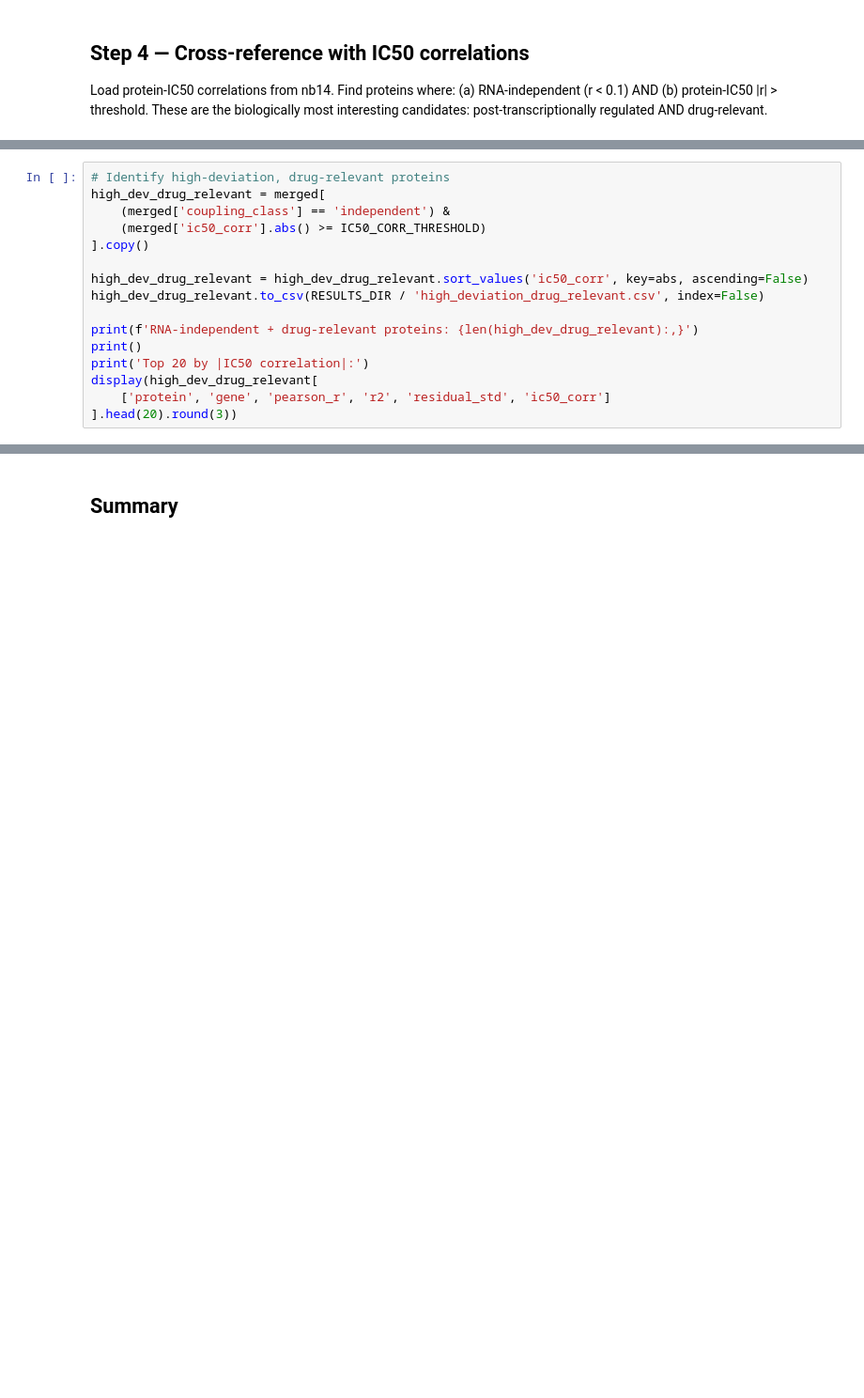
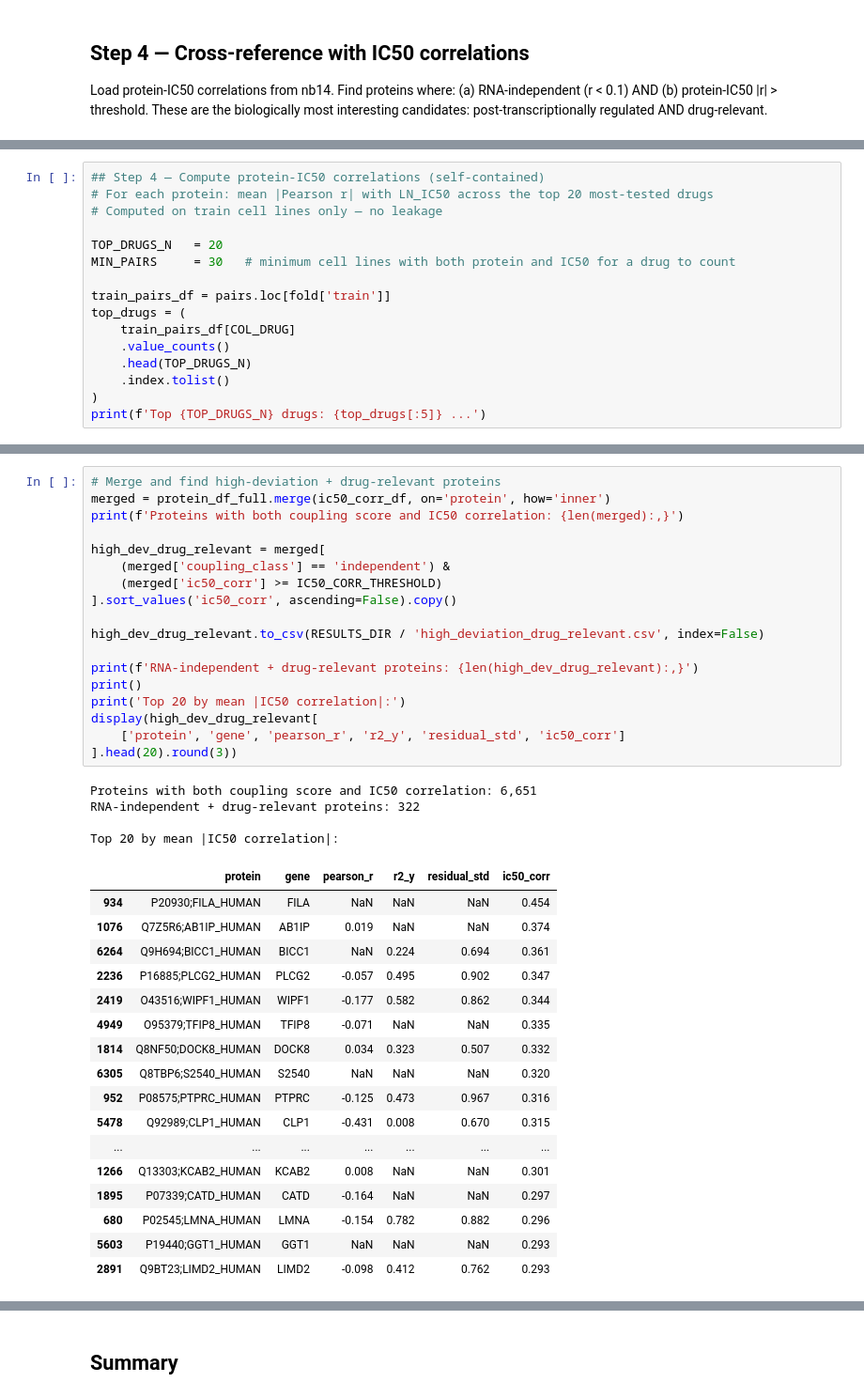
Before and after one commit to fshokor/multiomics-drug-response, a Jupyter notebook: notebooks/nb16_deviation_characterization.ipynb, the cells around one changed output, grey strips where cells are left out. Shown at 94% size. Saved outputs shown, nothing was run; the diff lists cells and outputs as text; blank space fills up the shorter version.

```diff
--- a/notebooks/nb16_deviation_characterization.ipynb
+++ b/notebooks/nb16_deviation_characterization.ipynb
@@ -362,0 +474,16 @@ print(f'Proteins with both coupling score and IC50 correlation: {len(merged):,}'
+# %%
+## Step 4 — Compute protein-IC50 correlations (self-contained)
+# For each protein: mean |Pearson r| with LN_IC50 across the top 20 most-tested drugs
+# Computed on train cell lines only — no leakage
+
+TOP_DRUGS_N   = 20
+MIN_PAIRS     = 30   # minimum cell lines with both protein and IC50 for a drug to count
+
+train_pairs_df = pairs.loc[fold['train']]
+top_drugs = (
+    train_pairs_df[COL_DRUG]
+    .value_counts()
+    .head(TOP_DRUGS_N)
+    .index.tolist()
+)
+print(f'Top {TOP_DRUGS_N} drugs: {top_drugs[:5]} ...')
@@ -363,17 +558,41 @@ print(f'Proteins with both coupling score and IC50 correlation: {len(merged):,}'
 # %%
-# Identify high-deviation, drug-relevant proteins
+# Merge and find high-deviation + drug-relevant proteins
+merged = protein_df_full.merge(ic50_corr_df, on='protein', how='inner')
+print(f'Proteins with both coupling score and IC50 correlation: {len(merged):,}')
+
 high_dev_drug_relevant = merged[
     (merged['coupling_class'] == 'independent') &
-    (merged['ic50_corr'].abs() >= IC50_CORR_THRESHOLD)
-].copy()
+    (merged['ic50_corr'] >= IC50_CORR_THRESHOLD)
+].sort_values('ic50_corr', ascending=False).copy()
 
-high_dev_drug_relevant = high_dev_drug_relevant.sort_values('ic50_corr', key=abs, ascending=False)
 high_dev_drug_relevant.to_csv(RESULTS_DIR / 'high_deviation_drug_relevant.csv', index=False)
 
 print(f'RNA-independent + drug-relevant proteins: {len(high_dev_drug_relevant):,}')
 print()
-print('Top 20 by |IC50 correlation|:')
+print('Top 20 by mean |IC50 correlation|:')
 display(high_dev_drug_relevant[
-    ['protein', 'gene', 'pearson_r', 'r2', 'residual_std', 'ic50_corr']
+    ['protein', 'gene', 'pearson_r', 'r2_y', 'residual_std', 'ic50_corr']
 ].head(20).round(3))
+# %% [output]
+Proteins with both coupling score and IC50 correlation: 6,651
+RNA-independent + drug-relevant proteins: 322
+
+Top 20 by mean |IC50 correlation|:
+|  | protein | gene | pearson_r | r2_y | residual_std | ic50_corr |
+| 934 | P20930;FILA_HUMAN | FILA | NaN | NaN | NaN | 0.454 |
+| 1076 | Q7Z5R6;AB1IP_HUMAN | AB1IP | 0.019 | NaN | NaN | 0.374 |
+| 6264 | Q9H694;BICC1_HUMAN | BICC1 | NaN | 0.224 | 0.694 | 0.361 |
+| 2236 | P16885;PLCG2_HUMAN | PLCG2 | -0.057 | 0.495 | 0.902 | 0.347 |
+| 2419 | O43516;WIPF1_HUMAN | WIPF1 | -0.177 | 0.582 | 0.862 | 0.344 |
+| 4949 | O95379;TFIP8_HUMAN | TFIP8 | -0.071 | NaN | NaN | 0.335 |
+| 1814 | Q8NF50;DOCK8_HUMAN | DOCK8 | 0.034 | 0.323 | 0.507 | 0.332 |
+| 6305 | Q8TBP6;S2540_HUMAN | S2540 | NaN | NaN | NaN | 0.320 |
+| 952 | P08575;PTPRC_HUMAN | PTPRC | -0.125 | 0.473 | 0.967 | 0.316 |
+| 5478 | Q92989;CLP1_HUMAN | CLP1 | -0.431 | 0.008 | 0.670 | 0.315 |
+| ... | ... | ... | ... | ... | ... | ... |
+| 1266 | Q13303;KCAB2_HUMAN | KCAB2 | 0.008 | NaN | NaN | 0.301 |
+| 1895 | P07339;CATD_HUMAN | CATD | -0.164 | NaN | NaN | 0.297 |
+| 680 | P02545;LMNA_HUMAN | LMNA | -0.154 | 0.782 | 0.882 | 0.296 |
+| 5603 | P19440;GGT1_HUMAN | GGT1 | NaN | NaN | NaN | 0.293 |
+| 2891 | Q9BT23;LIMD2_HUMAN | LIMD2 | -0.098 | 0.412 | 0.762 | 0.293 |
 # %%
```
Also changed, not shown: parts of 24 cells of this notebook.
